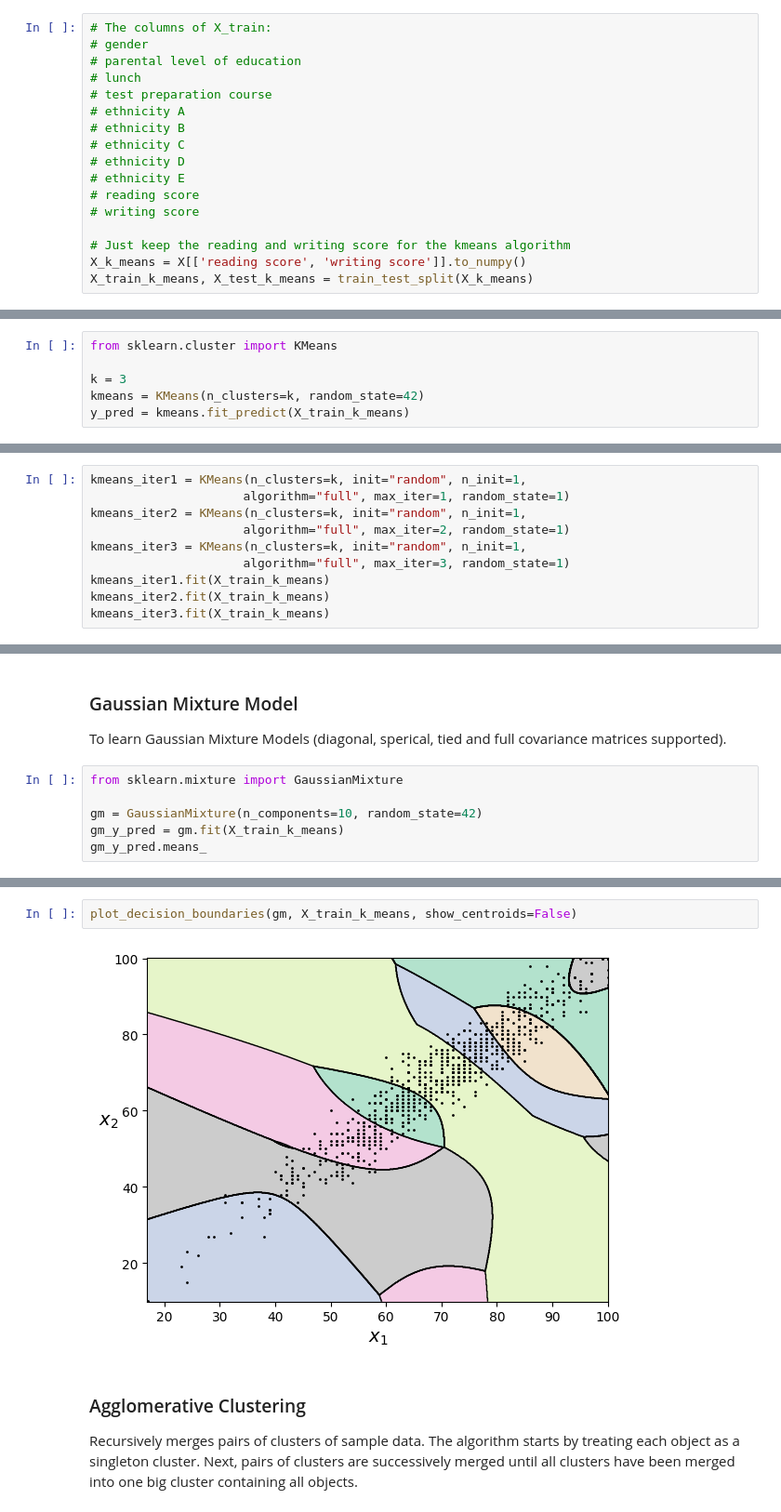
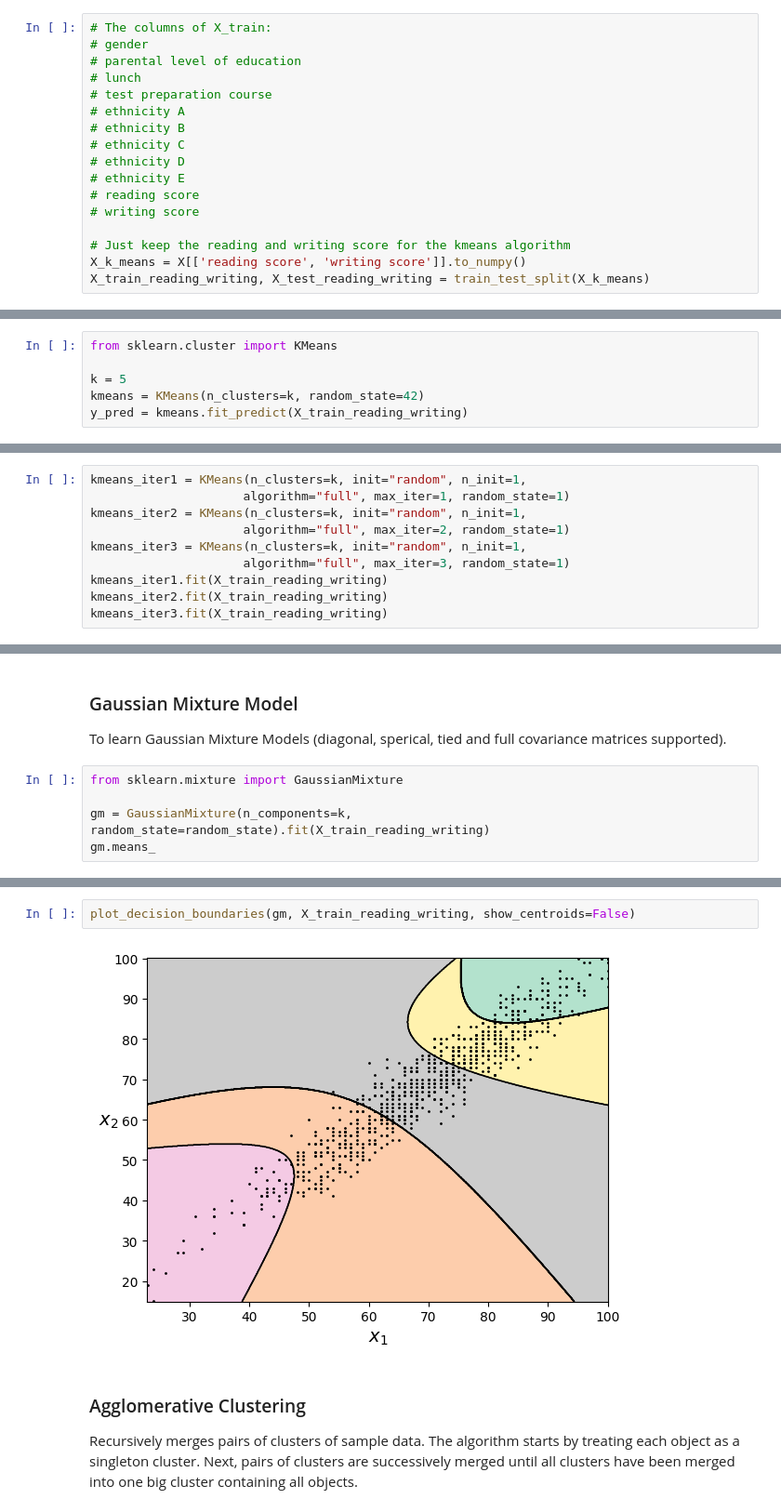
Before and after one commit to lascha212/F21DL, a Jupyter notebook: labs1-5.ipynb, the cells around one changed output, grey strips where cells are left out. Shown at 93% size. Drawn from its saved outputs; the diff is of its cells as text.

```diff
--- a/labs1-5.ipynb
+++ b/labs1-5.ipynb
@@ -652,4 +652,4 @@ def plot_clusters(X, y=None):
 
 # Just keep the reading and writing score for the kmeans algorithm
 X_k_means = X[['reading score', 'writing score']].to_numpy()
-X_train_k_means, X_test_k_means = train_test_split(X_k_means)
+X_train_reading_writing, X_test_reading_writing = train_test_split(X_k_means)
@@ -660,9 +667,9 @@ Let's train a K-Means clusterer on our dataset. It will try to find each cluster
 # %%
 from sklearn.cluster import KMeans
 
-k = 3
+k = 5
 kmeans = KMeans(n_clusters=k, random_state=42)
-y_pred = kmeans.fit_predict(X_train_k_means)
+y_pred = kmeans.fit_predict(X_train_reading_writing)
 # %%
 kmeans.cluster_centers_[0]
 # %% [output]
@@ -719,7 +726,7 @@ kmeans_iter2 = KMeans(n_clusters=k, init="random", n_init=1,
                      algorithm="full", max_iter=2, random_state=1)
 kmeans_iter3 = KMeans(n_clusters=k, init="random", n_init=1,
                      algorithm="full", max_iter=3, random_state=1)
-kmeans_iter1.fit(X_train_k_means)
-kmeans_iter2.fit(X_train_k_means)
-kmeans_iter3.fit(X_train_k_means)
+kmeans_iter1.fit(X_train_reading_writing)
+kmeans_iter2.fit(X_train_reading_writing)
+kmeans_iter3.fit(X_train_reading_writing)
 # %% [output]
@@ -807,7 +824,6 @@ To learn Gaussian Mixture Models (diagonal, sperical, tied and full covariance m
 # %%
 from sklearn.mixture import GaussianMixture
 
-gm = GaussianMixture(n_components=10, random_state=42)
-gm_y_pred = gm.fit(X_train_k_means)
-gm_y_pred.means_
+gm = GaussianMixture(n_components=k, random_state=random_state).fit(X_train_reading_writing)
+gm.means_
 # %% [output]
@@ -824,7 +835,7 @@ array([[88.3270991 , 89.22870322],
 # %%
-plot_decision_boundaries(gm, X_train_k_means, show_centroids=False)
+plot_decision_boundaries(gm, X_train_reading_writing, show_centroids=False)
 # %% [output]
-[figure, old version]
+[figure, new version]
 # %% [markdown]
 ### Agglomerative Clustering
 Recursively merges pairs of clusters of sample data. The algorithm starts by treating each object as a singleton cluster. Next, pairs of clusters are successively merged until all clusters have been merged into one big cluster containing all objects.
```
Also changed, not shown: parts of 36 cells of this notebook.
